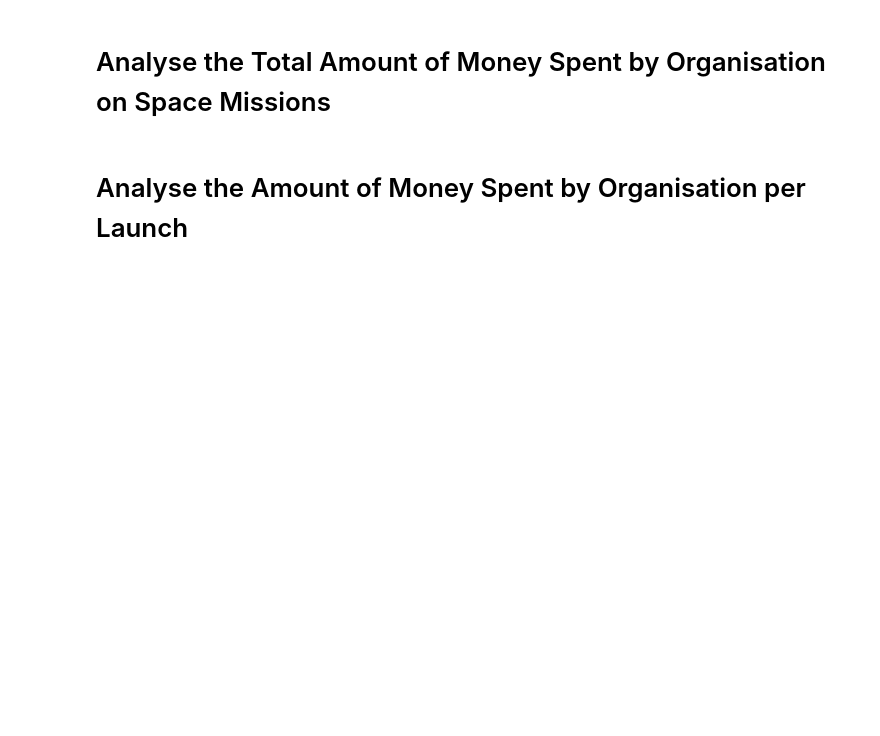
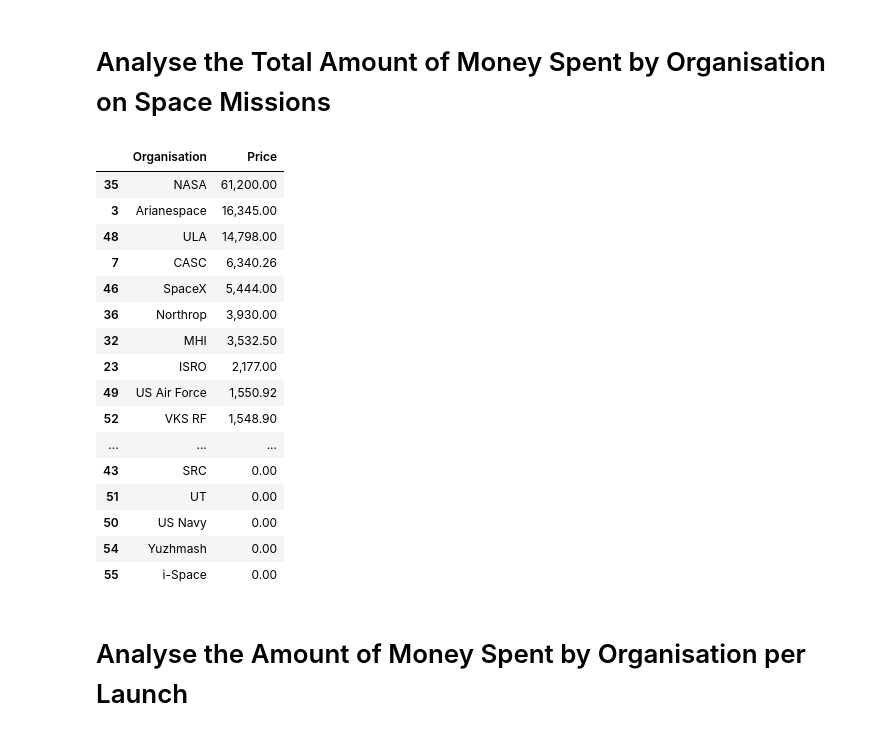
Before and after one commit to chgwyellow/Analyse---Visualise-the-Space-Race, a Jupyter notebook: Space_Missions_Analysis.ipynb, the cells around one changed output. Drawn from its saved outputs; the diff is of its cells as text; code cells hidden in the pictures; blank space fills up the shorter version.

Commit message:
Completed the sunburst and Organization_Price analyze.

```diff
--- a/Space_Missions_Analysis.ipynb
+++ b/Space_Missions_Analysis.ipynb
@@ -300,2 +309,24 @@ fig.show()
 # %% [markdown]
 # Analyse the Total Amount of Money Spent by Organisation on Space Missions
+# %%
+organization_spend = df_data.groupby("Organisation", as_index=False).agg({"Price": pd.Series.sum})
+organization_spend = organization_spend.sort_values("Price", ascending=False)
+organization_spend
+# %% [output]
+|  | Organisation | Price |
+| 35 | NASA | 61,200.00 |
+| 3 | Arianespace | 16,345.00 |
+| 48 | ULA | 14,798.00 |
+| 7 | CASC | 6,340.26 |
+| 46 | SpaceX | 5,444.00 |
+| 36 | Northrop | 3,930.00 |
+| 32 | MHI | 3,532.50 |
+| 23 | ISRO | 2,177.00 |
+| 49 | US Air Force | 1,550.92 |
+| 52 | VKS RF | 1,548.90 |
+| ... | ... | ... |
+| 43 | SRC | 0.00 |
+| 51 | UT | 0.00 |
+| 50 | US Navy | 0.00 |
+| 54 | Yuzhmash | 0.00 |
+| 55 | i-Space | 0.00 |
```
Also changed, not shown: parts of 2 cells of this notebook.
